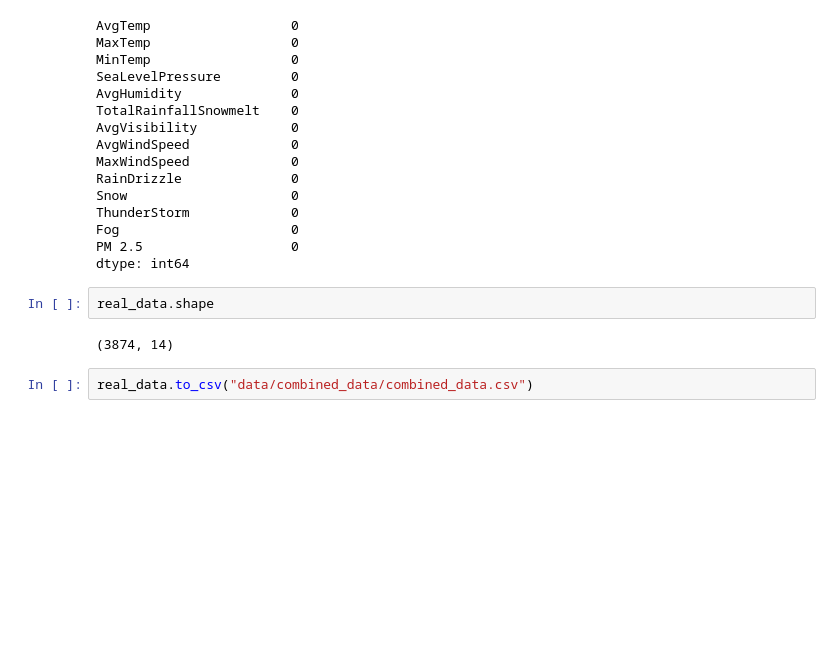
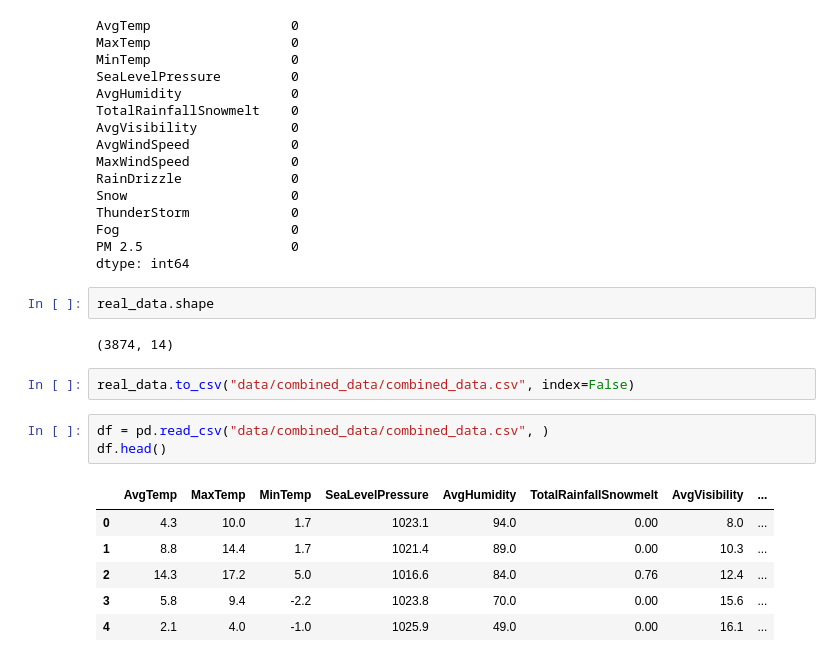
Before and after one commit to tigju/air-quality-index-new-york, a Jupyter notebook: data_preprocessing.ipynb, the cells around one changed output. Drawn from its saved outputs; the diff is of its cells as text; blank space fills up the shorter version.

Commit message:
Data collection and preprocessing

```diff
--- a/data_preprocessing.ipynb
+++ b/data_preprocessing.ipynb
@@ -256,4 +254,14 @@ real_data.shape
 # %% [output]
 (3874, 14)
 # %%
-real_data.to_csv("data/combined_data/combined_data.csv")
+real_data.to_csv("data/combined_data/combined_data.csv", index=False)
+# %%
+df = pd.read_csv("data/combined_data/combined_data.csv", )
+df.head()
+# %% [output]
+|  | AvgTemp | MaxTemp | MinTemp | SeaLevelPressure | AvgHumidity | TotalRainfallSnowmelt | AvgVisibility | ... |
+| 0 | 4.3 | 10.0 | 1.7 | 1023.1 | 94.0 | 0.00 | 8.0 | ... |
+| 1 | 8.8 | 14.4 | 1.7 | 1021.4 | 89.0 | 0.00 | 10.3 | ... |
+| 2 | 14.3 | 17.2 | 5.0 | 1016.6 | 84.0 | 0.76 | 12.4 | ... |
+| 3 | 5.8 | 9.4 | -2.2 | 1023.8 | 70.0 | 0.00 | 15.6 | ... |
+| 4 | 2.1 | 4.0 | -1.0 | 1025.9 | 49.0 | 0.00 | 16.1 | ... |
```
Also changed, not shown: parts of 1 cell of this notebook, 1 other file.
